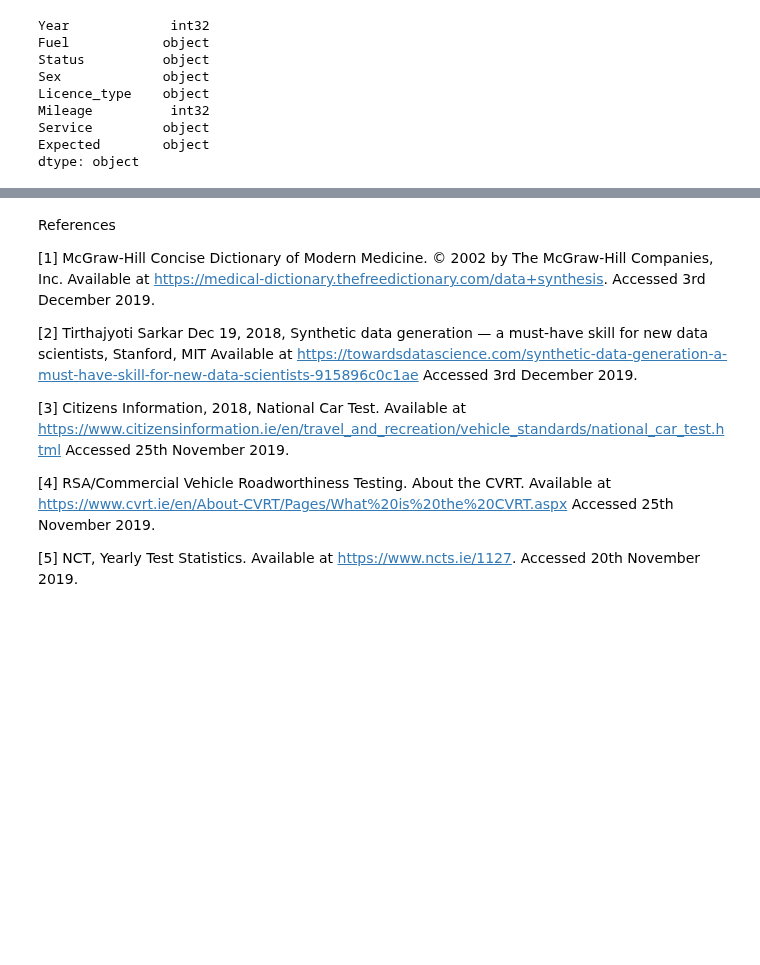
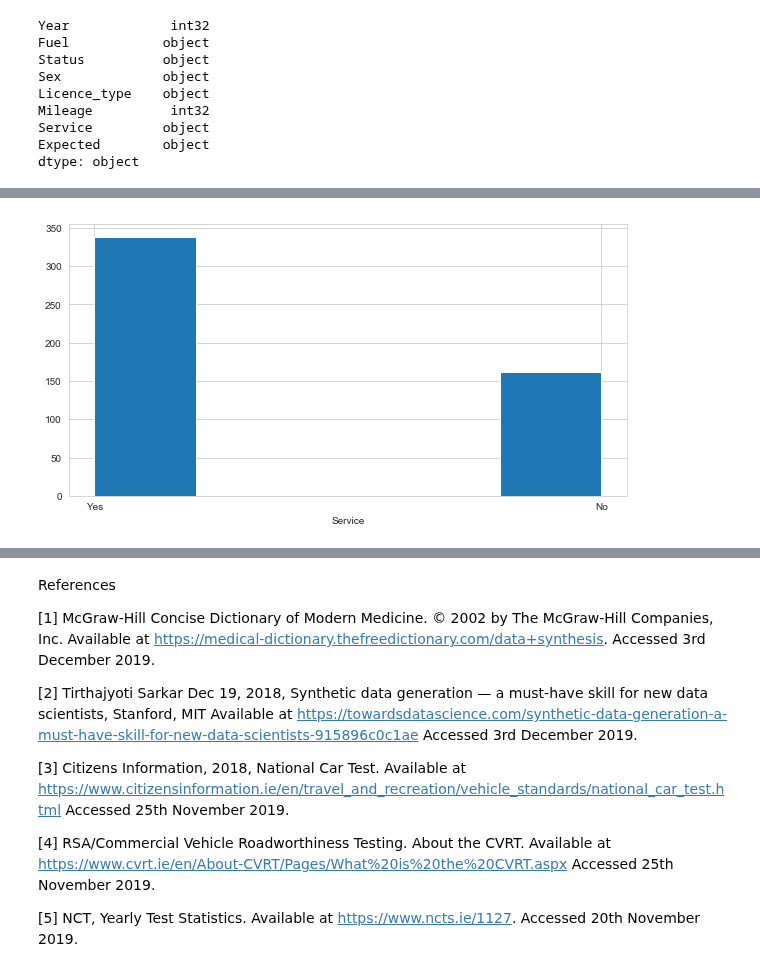
Before and after one commit to bexiturley/Programming-for-Data-Analysis-Project-2019, a Jupyter notebook: Last attempt.ipynb, the cells around one changed output, grey strips where cells are left out. Saved outputs shown, nothing was run; the diff lists cells and outputs as text; code cells hidden in the pictures; blank space fills up the shorter version.

```diff
--- a/Last attempt.ipynb
+++ b/Last attempt.ipynb
@@ -568,0 +667,3 @@ array(['Female', 'Male'], dtype=object)
+# %%
+ser= np.random.choice(Service, 500, p=[0.67, 0.33])
+ser
@@ -569,3 +688,12 @@ array(['Female', 'Male'], dtype=object)
+# %%
+# Histogram showing the difference in the levels of cars that got a service prior to NCT
+
+plt.figure(figsize=(10,5))
+plt.hist(ser, bins=5)
+plt.xlabel('Service')
+plt.show()
+# %% [output]
+[figure, added]
 # %%
 (df.pipe(sns.FacetGrid,
        col='Service',
```
Also changed, not shown: parts of 52 cells of this notebook.
